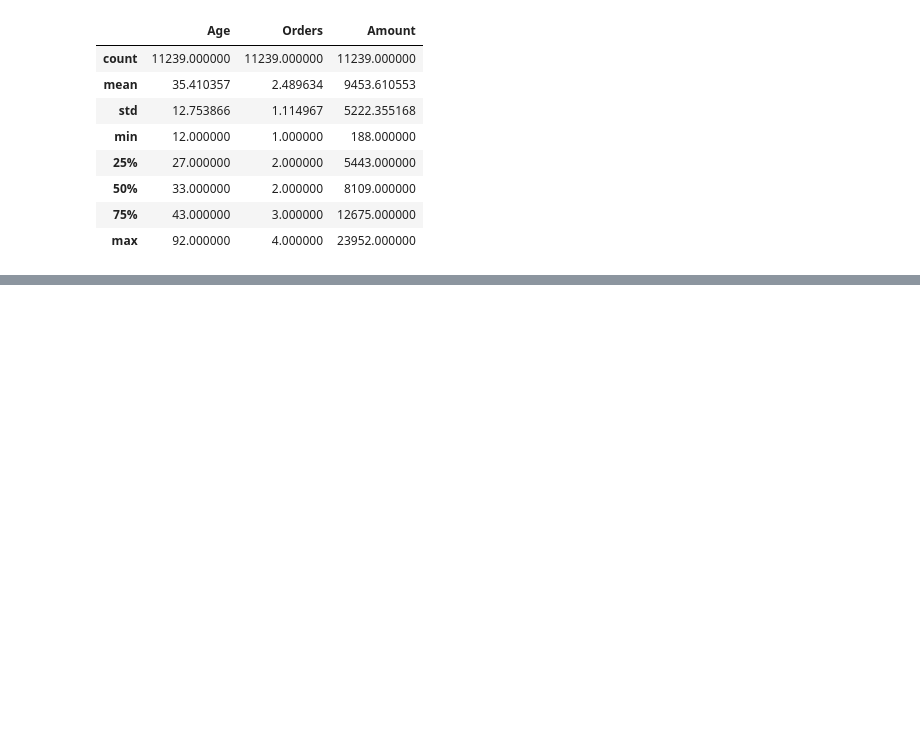
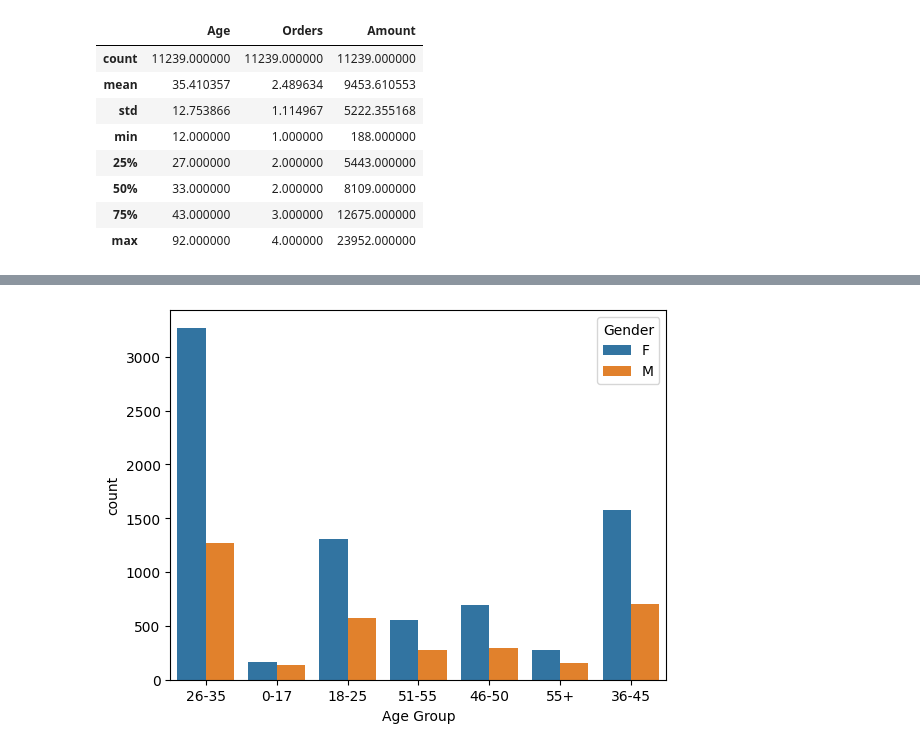
Before and after one commit to HeyGEMO/90-days-AI-ML-challenge, a Jupyter notebook: Day 13 project/sales project.ipynb, the cells around one changed output, grey strips where cells are left out. Saved outputs shown, nothing was run; the diff lists cells and outputs as text; code cells hidden in the pictures; blank space fills up the shorter version.

```diff
--- a/Day 13 project/sales project.ipynb
+++ b/Day 13 project/sales project.ipynb
@@ -156,0 +279,5 @@ df[['Age','Orders','Amount']].describe()
+# %%
+import matplotlib.pyplot as plt
+ax=sns.countplot(x='Age Group',data=df,hue='Gender')
+# %% [output]
+[figure, added]
```
Also changed, not shown: parts of 28 cells of this notebook.
